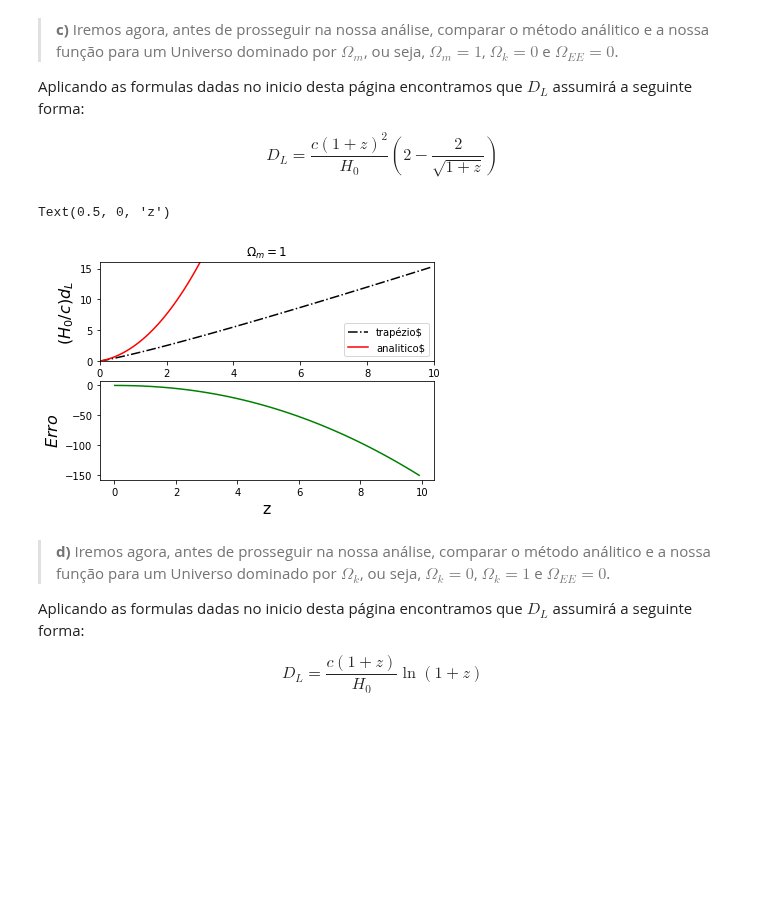
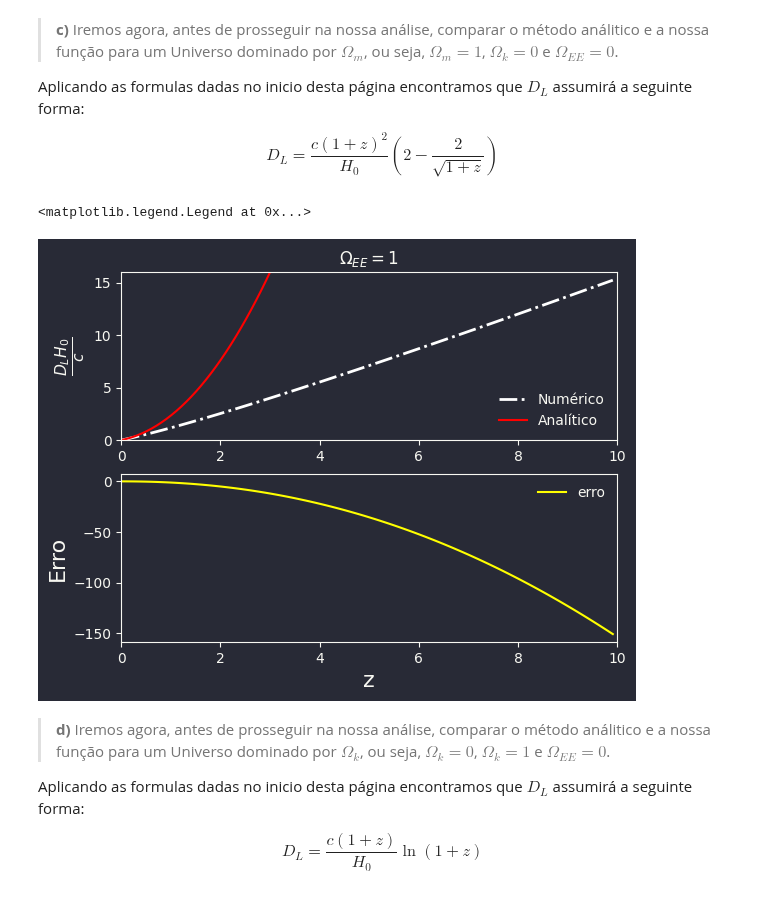
Before and after one commit to Geovannisz/SN_Ia, a Jupyter notebook: ProjetoSN_Ia.ipynb, the cells around one changed output. Drawn from its saved outputs; the diff is of its cells as text; code cells hidden in the pictures; blank space fills up the shorter version.

```diff
--- a/ProjetoSN_Ia.ipynb
+++ b/ProjetoSN_Ia.ipynb
@@ -205,42 +206,45 @@ def d_Lm(z, c, H):
 z = np.arange(0.01, 10, 0.1)
 
 c = 3*10**5 # km/s
 H = 70
 dh = c/H
 omega_m = 1
 omega_ee = 0
 w = 0
 
 eixo_y_m = np.array([])
 
 for a in z:
   l = dist(a, H, omega_m, omega_ee, w)
   eixo_y_m  = np.append(eixo_y_m, (H/c)*l[0])
 
 eixo_y_d_Lm = np.array([])
 
 for a in z:
   D_L = d_Lm(a, c, H)
   eixo_y_d_Lm  = np.append(eixo_y_d_Lm, (H/c)*D_L)
 
 erro = eixo_y_m - eixo_y_d_Lm
 
+plt.style.use(matplotx.styles.dracula)
 plt.subplot(2, 1, 1)
-plt.plot(z,eixo_y_m, 's', marker='', linestyle='dashdot', color='black', label = 'trapézio$')
-plt.plot(z,eixo_y_d_Lm, 's', marker='', linestyle='-', color='red', label = 'analitico$')
-plt.title('$\Omega_{m} = 1$')
-plt.ylabel('$(H_{0}/c)d_{L}$', fontsize=16)
+plt.plot(z, eixo_y_m, linestyle='dashdot', linewidth=2, color='white', label = 'Numérico')
+plt.plot(z, eixo_y_d_Lm, linestyle='-', color='red', label = 'Analítico')
+plt.title('$\\Omega_{EE} = 1$')
+plt.ylabel('$\\frac{D_{L}H_{0}}{c}$', fontsize=16)
 plt.xlabel('z', fontsize=16)
 plt.ylim(0,16)
-plt.xlim(0,10)
+plt.xlim(0, 10)
 plt.legend()
 plt.subplot(2, 1, 2)
-plt.plot(z,erro, 's', marker='', linestyle='-', color='green', label = 'erro$')
-plt.ylabel('$Erro$', fontsize=16)
+plt.plot(z, erro, linestyle='-', color='yellow', label = 'erro')
+plt.ylabel('Erro', fontsize=16)
 plt.xlabel('z', fontsize=16)
+plt.xlim(0, 10)
+plt.legend()
 # %% [output]
-Text(0.5, 0, 'z')
+<matplotlib.legend.Legend at 0x...>
-[figure, old version]
+[figure, new version]
 # %% [markdown]
 > **d)** Iremos agora, antes de prosseguir na nossa análise, comparar o método análitico e a nossa função para um Universo dominado por $\Omega_{k}$, ou seja, $\Omega_k = 0$, $\Omega_k = 1$ e $\Omega_{EE} = 0$.
 
```
Also changed, not shown: parts of 1 cell of this notebook.
